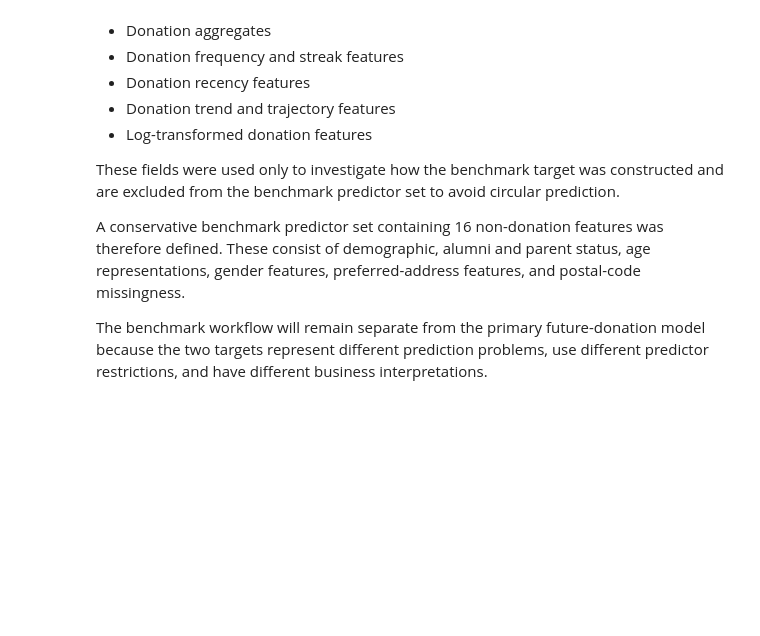
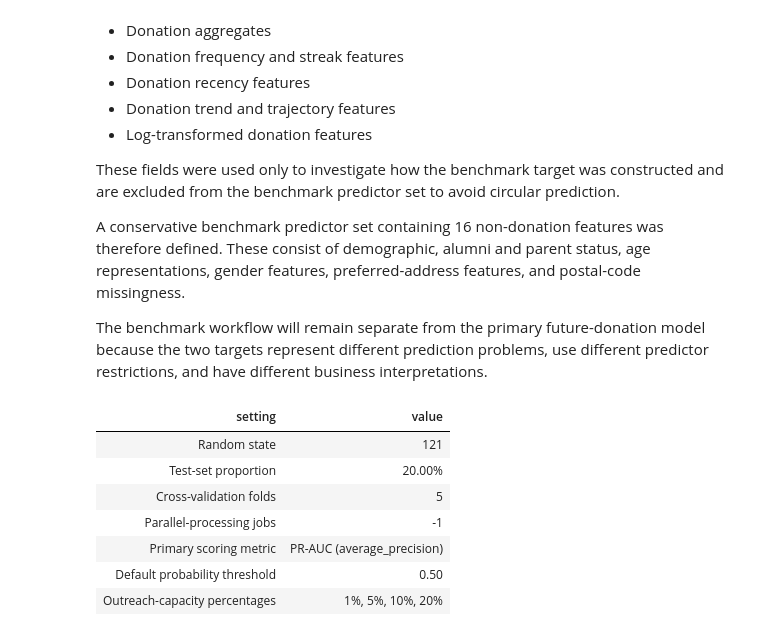
Before and after one commit to MDarkHead/red-cross-donor-prediction, a Jupyter notebook: notebooks/05_classification_modeling.ipynb, the cells around one changed output. Cells and saved outputs as stored; diff of their text form; code cells hidden in the pictures; blank space fills up the shorter version.

Commit message:
P5; Task 9: Define Modeling Experiment Configuration Complete

```diff
--- a/notebooks/05_classification_modeling.ipynb
+++ b/notebooks/05_classification_modeling.ipynb
@@ -2252,3 +2252,90 @@ These fields were used only to investigate how the benchmark target was construc
 A conservative benchmark predictor set containing 16 non-donation features was therefore defined. These consist of demographic, alumni and parent status, age representations, gender features, preferred-address features, and postal-code missingness.
 
 The benchmark workflow will remain separate from the primary future-donation model because the two targets represent different prediction problems, use different predictor restrictions, and have different business interpretations.
+# %%
+# Define modeling experiment configuration
+TEST_SIZE = 0.20
+CV_FOLDS = 5
+PRIMARY_SCORING = "average_precision"
+DEFAULT_PROBABILITY_THRESHOLD = 0.50
+OUTREACH_CAPACITY_PERCENTAGES = (0.01, 0.05, 0.10, 0.20)
+
+modeling_experiment_config = {
+    "random_state": RANDOM_STATE,
+    "test_size": TEST_SIZE,
+    "cv_folds": CV_FOLDS,
+    "n_jobs": N_JOBS,
+    "primary_scoring": PRIMARY_SCORING,
+    "default_probability_threshold": DEFAULT_PROBABILITY_THRESHOLD,
+    "outreach_capacity_percentages": OUTREACH_CAPACITY_PERCENTAGES,
+}
+
+modeling_experiment_summary = pd.DataFrame({
+    "setting": [
+        "Random state",
+        "Test-set proportion",
+        "Cross-validation folds",
+        "Parallel-processing jobs",
+        "Primary scoring metric",
+        "Default probability threshold",
+        "Outreach-capacity percentages",
+    ],
+    "value": [
+        f"{RANDOM_STATE:,}",
+        f"{TEST_SIZE:.2%}",
+        f"{CV_FOLDS:,}",
+        str(N_JOBS),
+        "PR-AUC (average_precision)",
+        f"{DEFAULT_PROBABILITY_THRESHOLD:.2f}",
+        ", ".join(
+            f"{capacity:.0%}"
+            for capacity in OUTREACH_CAPACITY_PERCENTAGES
+        ),
+    ],
+})
+
+display(modeling_experiment_summary.style
+    .hide(axis="index")
+    .set_properties(**{
+        "text-align": "center",
+        "padding": "8px 16px",
+    })
+    .set_properties(
+        subset=["setting"],
+        **{"text-align": "left"}
+    )
+    .set_table_styles([
+        {
+            "selector": "th",
+            "props": [
+                ("text-align", "center"),
+                ("padding", "8px 16px"),
+            ],
+        },
+        {
+            "selector": "th.col0",
+            "props": [("text-align", "left")],
+        },
+    ])
+)
+
+assert 0 < TEST_SIZE < 1
+assert CV_FOLDS >= 2
+assert 0 <= DEFAULT_PROBABILITY_THRESHOLD <= 1
+assert all(
+    0 < capacity <= 1
+    for capacity in OUTREACH_CAPACITY_PERCENTAGES
+)
+
+print(
+    "\nModeling experiment configuration defined successfully."
+)
+# %% [output]
+| setting | value |
+| Random state | 121 |
+| Test-set proportion | 20.00% |
+| Cross-validation folds | 5 |
+| Parallel-processing jobs | -1 |
+| Primary scoring metric | PR-AUC (average_precision) |
+| Default probability threshold | 0.50 |
+| Outreach-capacity percentages | 1%, 5%, 10%, 20% |
```
Also changed, not shown: parts of 1 cell of this notebook.
